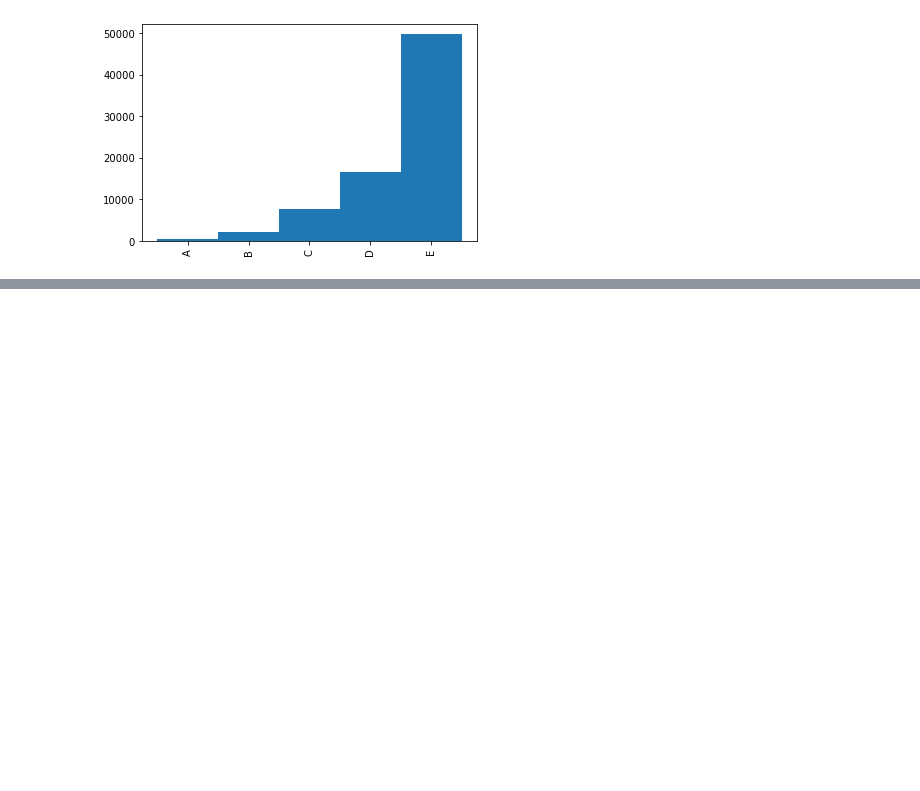
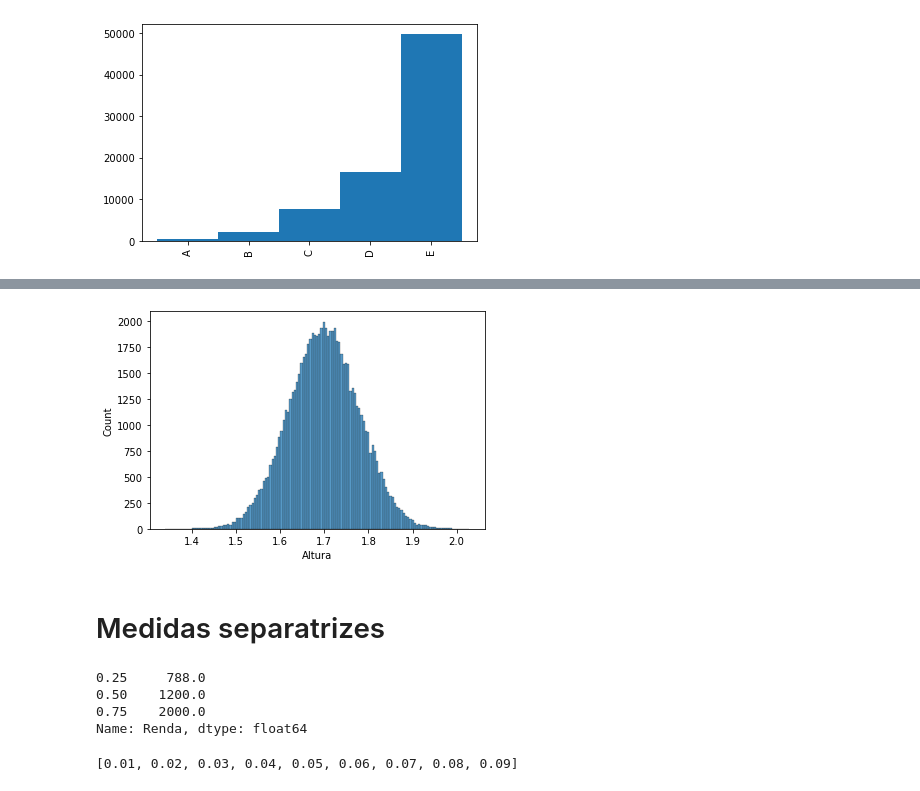
Before and after one commit to MikalROn/estatistica, a Jupyter notebook: estatistica.ipynb, the cells around one changed output, grey strips where cells are left out. Saved outputs shown, nothing was run; the diff lists cells and outputs as text; code cells hidden in the pictures; blank space fills up the shorter version.

```diff
--- a/estatistica.ipynb
+++ b/estatistica.ipynb
@@ -247,0 +427,17 @@ dist_freq_quantitativas
+# %%
+ax = sns.histplot(dados.Altura)
+# %% [output]
+[figure, added]
+# %% [markdown]
+<h1> Medidas separatrizes
+# %%
+dados.Renda.quantile([0.25, 0.5, 0.75])
+# %% [output]
+0.25     788.0
+0.50    1200.0
+0.75    2000.0
+Name: Renda, dtype: float64
+# %%
+[i/100 for i in range(1, 10)]
+# %% [output]
+[0.01, 0.02, 0.03, 0.04, 0.05, 0.06, 0.07, 0.08, 0.09]
```
Also changed, not shown: parts of 53 cells of this notebook.
